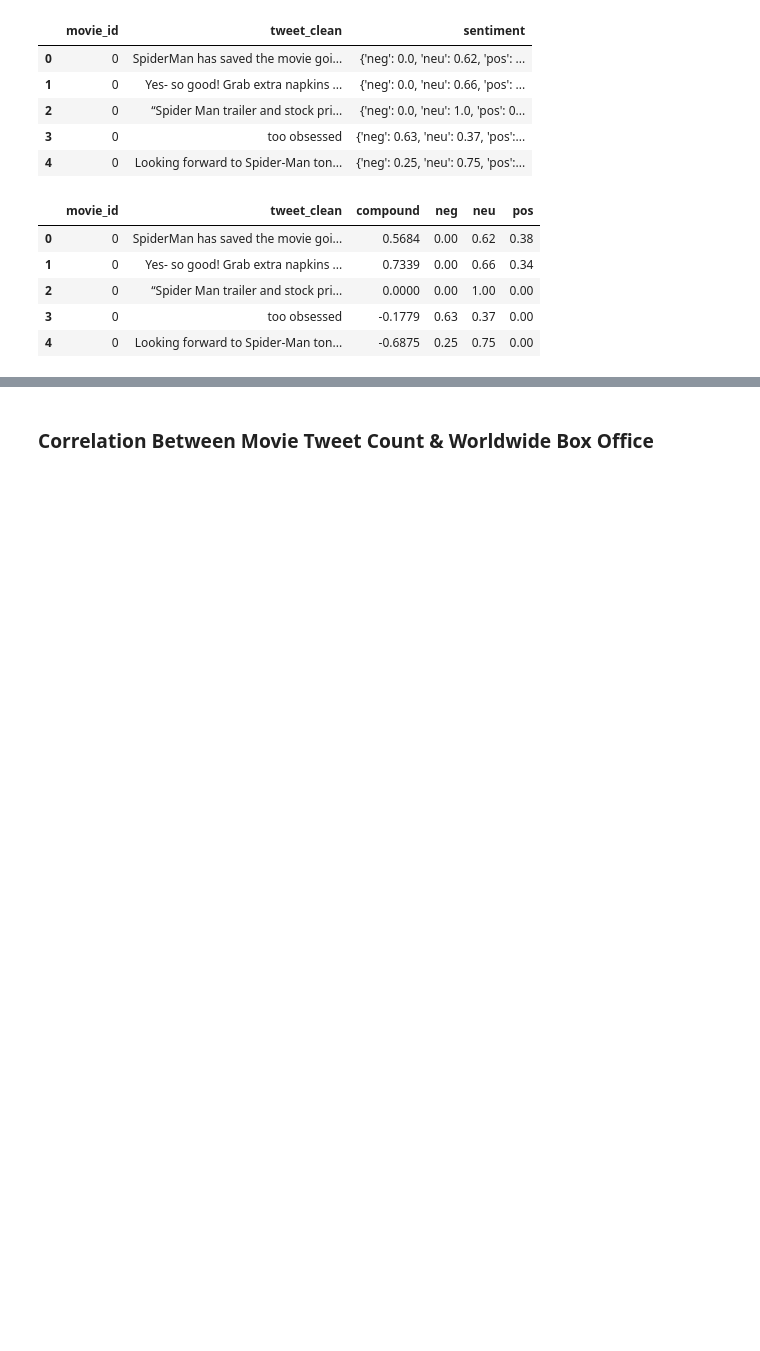
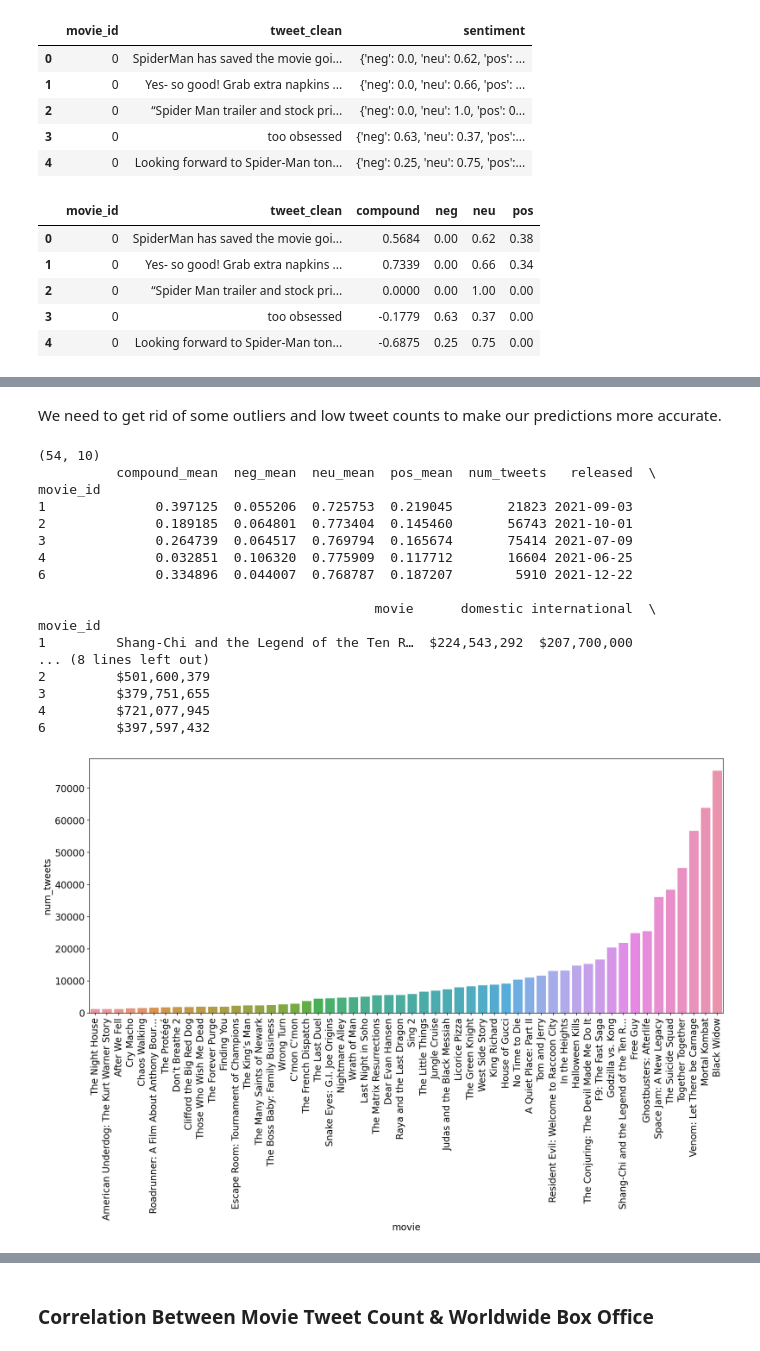
Before and after one commit to mabdilahCSE/Sentiment-Analysis, a Jupyter notebook: sentiment_analysis.ipynb, the cells around one changed output, grey strips where cells are left out. Saved outputs shown, nothing was run; the diff lists cells and outputs as text; code cells hidden in the pictures; blank space fills up the shorter version.

```diff
--- a/sentiment_analysis.ipynb
+++ b/sentiment_analysis.ipynb
@@ -202,0 +230,35 @@ correlation_df.head()
+# %% [markdown]
+We need to get rid of some outliers and low tweet counts to make our predictions more accurate.
+# %%
+# To remove low count tweets for correlation, we will use movies with 1000
+full_joined_df = joined_df
+joined_df = joined_df[joined_df['num_tweets'] > 1000]
+
+# Remove spider man
+joined_df = joined_df[joined_df['num_tweets'] < 100000]
+print(joined_df.shape)
+print(joined_df.head())
+
+sorted_count_df = joined_df.sort_values(by='num_tweets', ascending=True)
+sorted_count_plot = sns.barplot(data=sorted_count_df, y='num_tweets', x='movie')
+for item in sorted_count_plot.get_xticklabels():
+    item.set_rotation(90)
+# %% [output]
+(54, 10)
+          compound_mean  neg_mean  neu_mean  pos_mean  num_tweets   released  \
+movie_id
+1              0.397125  0.055206  0.725753  0.219045       21823 2021-09-03
+2              0.189185  0.064801  0.773404  0.145460       56743 2021-10-01
+3              0.264739  0.064517  0.769794  0.165674       75414 2021-07-09
+4              0.032851  0.106320  0.775909  0.117712       16604 2021-06-25
+6              0.334896  0.044007  0.768787  0.187207        5910 2021-12-22
+
+                                           movie      domestic international  \
+movie_id
+1         Shang-Chi and the Legend of the Ten R…  $224,543,292  $207,700,000
+... (8 lines left out)
+2         $501,600,379
+3         $379,751,655
+4         $721,077,945
+6         $397,597,432
+[figure, added]
```
Also changed, not shown: parts of 39 cells of this notebook.
